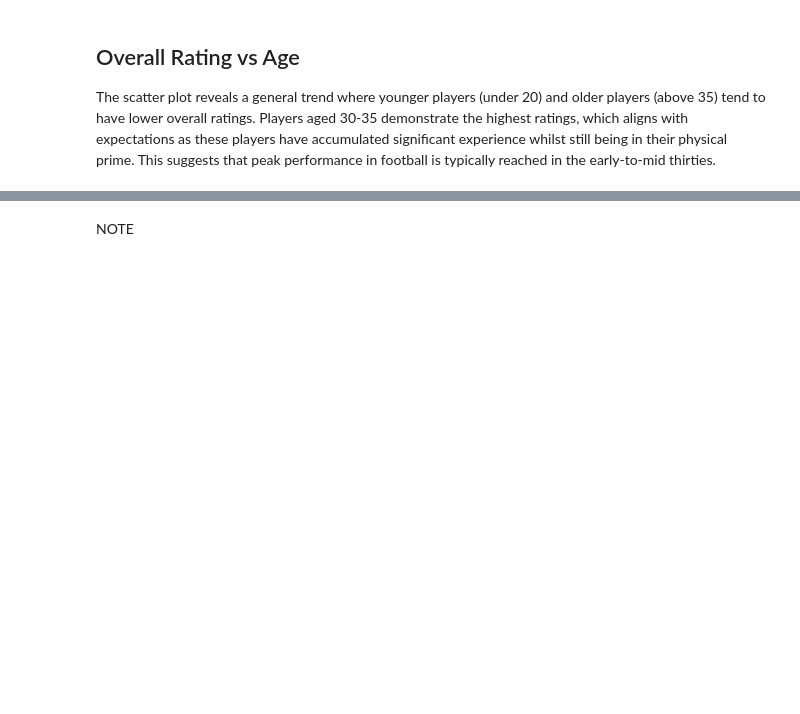
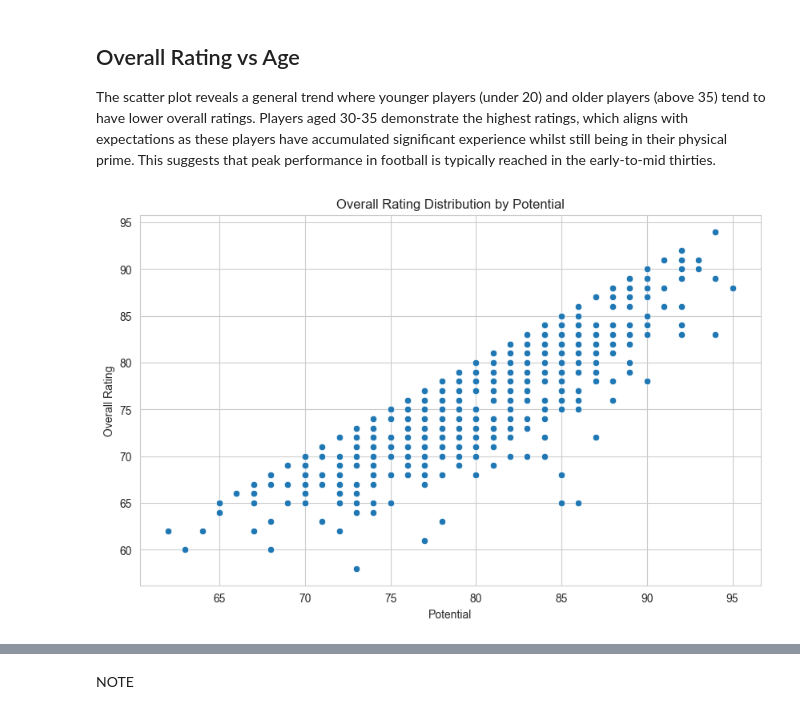
Before and after one commit to lehaanwar/football-players-data, a Jupyter notebook: jupyter_notebooks/Data Vis.ipynb, the cells around one changed output, grey strips where cells are left out. Cells and saved outputs as stored; diff of their text form; code cells hidden in the pictures; blank space fills up the shorter version.

Commit message:
Data visualisation in progress, updated README with Ethics in AI

```diff
--- a/jupyter_notebooks/Data Vis.ipynb
+++ b/jupyter_notebooks/Data Vis.ipynb
@@ -220,3 +220,13 @@ players (above 35) tend to have lower overall ratings. Players aged 30-35 demons
 the highest ratings, which aligns with expectations as these players have accumulated
 significant experience whilst still being in their physical prime. This suggests that
 peak performance in football is typically reached in the early-to-mid thirties.
+# %%
+# show overall_rating distribution by potential using a scatter plot
+plt.figure(figsize=(10, 6))
+sns.scatterplot(x='potential', y='overall_rating', data=df)
+plt.title('Overall Rating Distribution by Potential')
+plt.xlabel('Potential')
+plt.ylabel('Overall Rating')
+plt.show()
+# %% [output]
+[figure, added]
```
Also changed, not shown: parts of 13 cells of this notebook, 1 other file.
